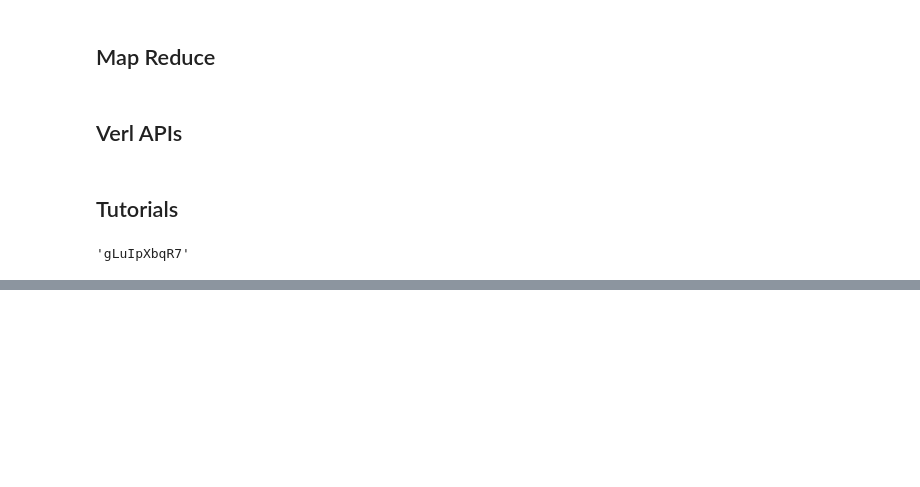
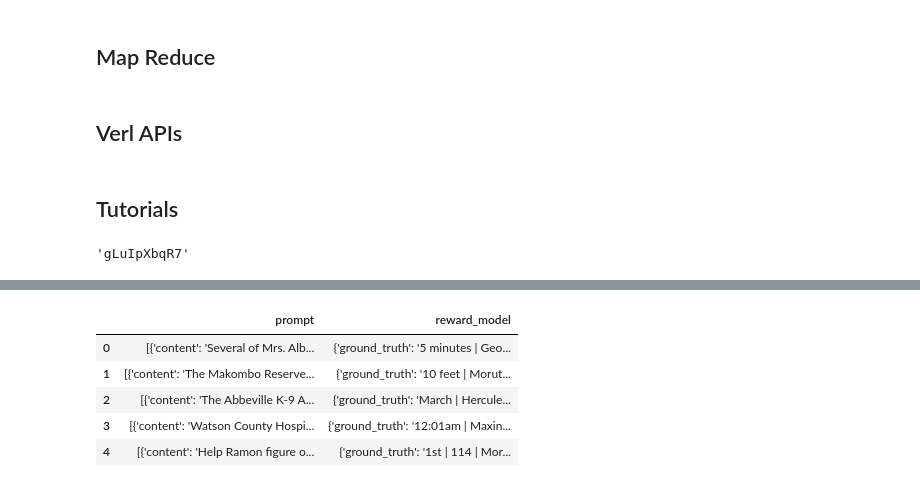
Before and after one commit to tirthankar95/verl_x, a Jupyter notebook: tm_tutorials/trial.ipynb, the cells around one changed output, grey strips where cells are left out. Cells and saved outputs as stored; diff of their text form; code cells hidden in the pictures; blank space fills up the shorter version.

```diff
--- a/tm_tutorials/trial.ipynb
+++ b/tm_tutorials/trial.ipynb
@@ -550,0 +557,17 @@ def memory_summary():
+# %%
+import pandas as pd
+import numpy as np
+import random
+
+input_path = '../data/grid_test.parquet'
+output_path = 'grid_test_resp'
+# %%
+df = pd.read_parquet(input_path)
+df.head()
+# %% [output]
+|  | prompt | reward_model |
+| 0 | [{'content': 'Several of Mrs. Alb... | {'ground_truth': '5 minutes | Geo... |
+| 1 | [{'content': 'The Makombo Reserve... | {'ground_truth': '10 feet | Morut... |
+| 2 | [{'content': 'The Abbeville K-9 A... | {'ground_truth': 'March | Hercule... |
+| 3 | [{'content': 'Watson County Hospi... | {'ground_truth': '12:01am | Maxin... |
+| 4 | [{'content': 'Help Ramon figure o... | {'ground_truth': '1st | 114 | Mor... |
```
Also changed, not shown: parts of 12 cells of this notebook, 21 other files.
